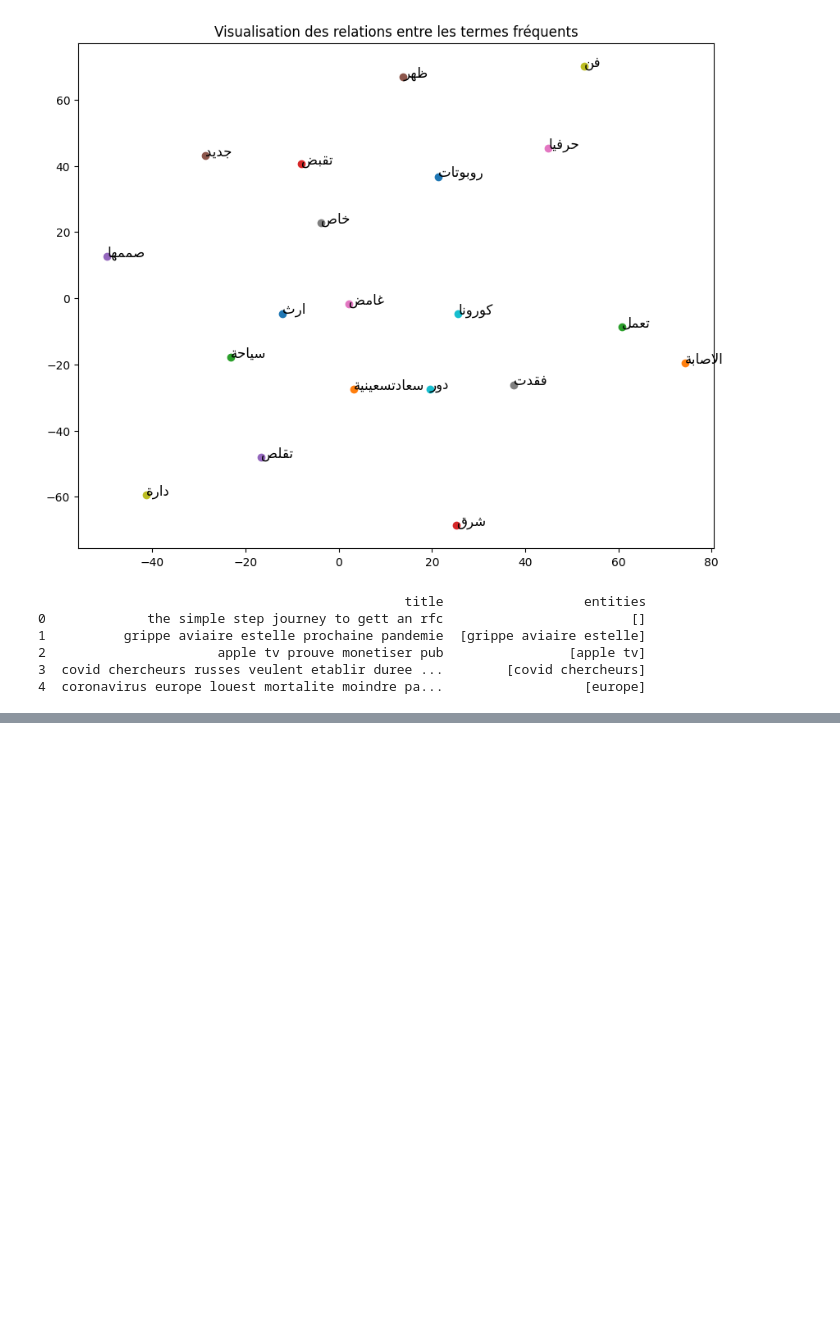
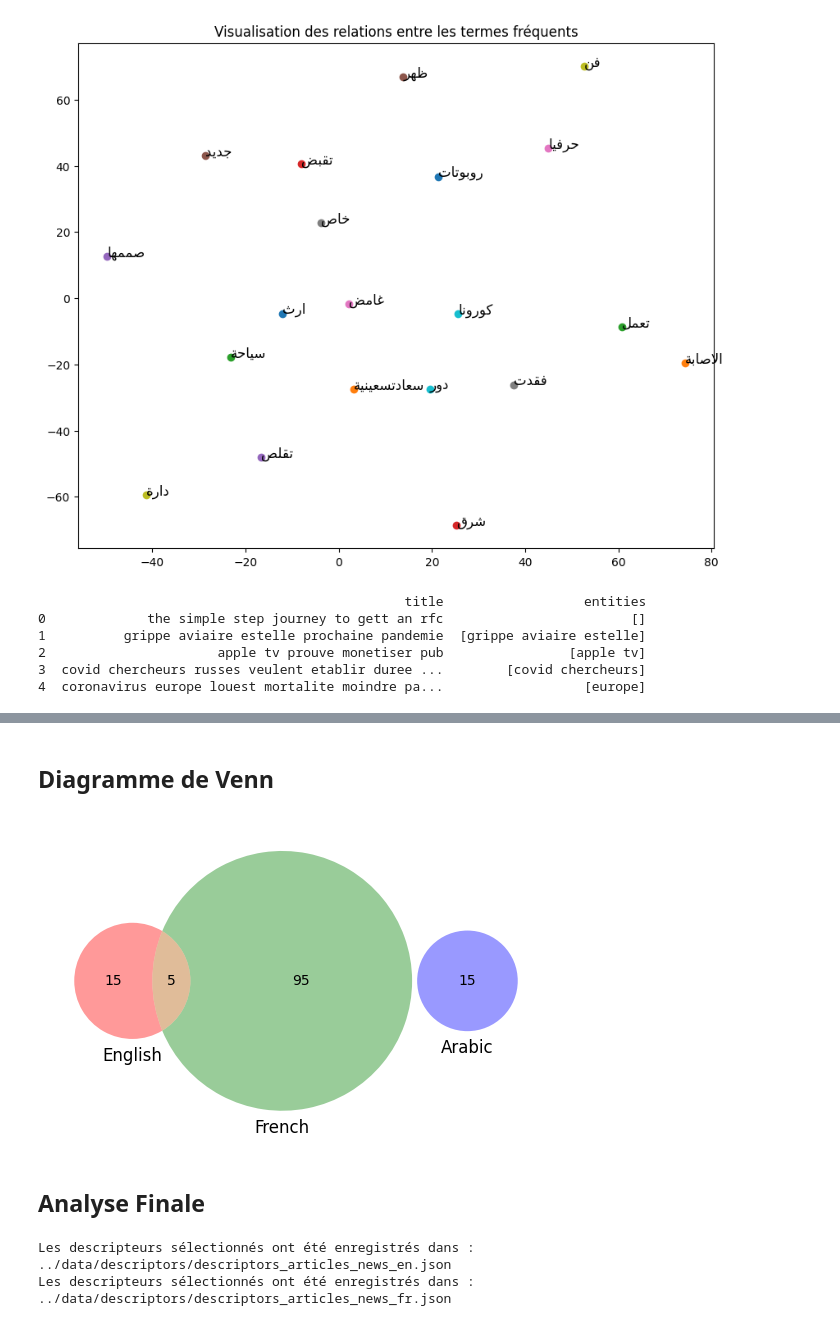
Before and after one commit to abderrafii80/Multilingual-Tweet, a Jupyter notebook: notebooks/pretraitement_articles_news.ipynb, the cells around one changed output, grey strips where cells are left out. Drawn from its saved outputs; the diff is of its cells as text; code cells hidden in the pictures; blank space fills up the shorter version.

```diff
--- a/notebooks/pretraitement_articles_news.ipynb
+++ b/notebooks/pretraitement_articles_news.ipynb
@@ -546,0 +815,49 @@ print(df[['title', 'entities']].head())
+# %% [markdown]
+## Diagramme de Venn
+# %%
+from matplotlib_venn import venn3
+
+# Exemples de termes pour 3 langues
+terms_en = set(tfidf_df['term'].head(20))
+terms_fr = set(tfidf_df_fr['term'])
+terms_ar = set([ "فيروس كورونا",  "كوفيد-19", "جائحة", "الوقاية", "الحجر الصحي","لقاح", "الأعراض", "الكمامة", "الإصابة", "المناعة",  "التطعيم",
+                "التباعد الاجتماعي", "العلاج", "الإغلاق", "الفيروس المستجد" ])
+
+venn3([terms_en, terms_fr, terms_ar], ('English', 'French', 'Arabic'))
+plt.show()
+# %% [output]
+[figure, added]
+# %% [markdown]
+## Analyse Finale
+# %%
+import os
+import json
+
+# Vérifiez que le répertoire existe, sinon créez-le
+output_dir = "../data/descriptors/"
+os.makedirs(output_dir, exist_ok=True)
+
+# Chemin complet pour le fichier de sortie
+output_file_en = os.path.join(output_dir, 'descriptors_articles_news_en.json')
+output_file_fr = os.path.join(output_dir, 'descriptors_articles_news_fr.json')
+
+# Enregistrement en JSON
+# Convertir le DataFrame en liste de dictionnaires
+descriptors_articles_en = tfidf_df.to_dict(orient='records')
+descriptors_articles_fr = tfidf_df_fr.to_dict(orient='records')
+
+# Écriture dans un fichier JSON avec un format valide
+with open(output_file_en, 'w', encoding='utf-8') as file:
+    json.dump(descriptors_articles_en, file, indent=4, ensure_ascii=False)
+
+print(f"Les descripteurs sélectionnés ont été enregistrés dans : {output_file_en}")
+
+
+# Écriture dans un fichier JSON avec un format valide
+with open(output_file_fr, 'w', encoding='utf-8') as file:
+    json.dump(descriptors_articles_fr, file, indent=4, ensure_ascii=False)
+
+print(f"Les descripteurs sélectionnés ont été enregistrés dans : {output_file_fr}")
+# %% [output]
+Les descripteurs sélectionnés ont été enregistrés dans : ../data/descriptors/descriptors_articles_news_en.json
+Les descripteurs sélectionnés ont été enregistrés dans : ../data/descriptors/descriptors_articles_news_fr.json
```
Also changed, not shown: parts of 18 cells of this notebook, 13 other files.
